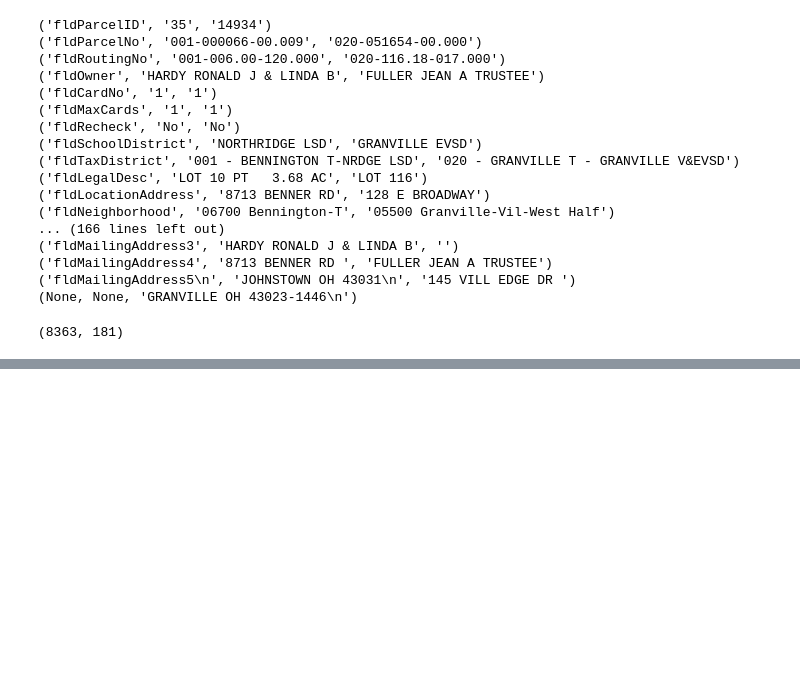
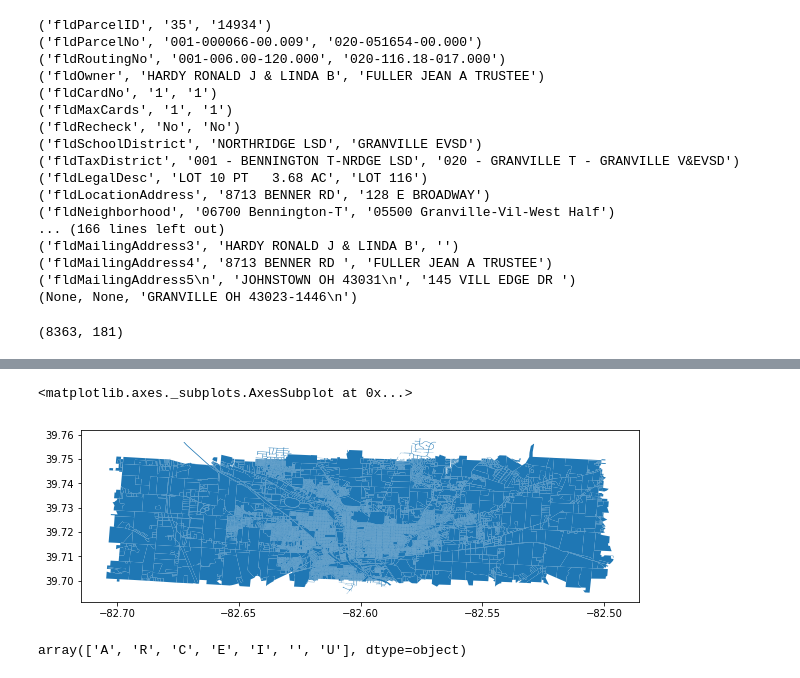
Before and after one commit to zarthur/CSCC-Analytics, a Jupyter notebook: 02-Clean-Merge.ipynb, the cells around one changed output, grey strips where cells are left out. Cells and saved outputs as stored; diff of their text form; code cells hidden in the pictures; blank space fills up the shorter version.

```diff
--- a/02-Clean-Merge.ipynb
+++ b/02-Clean-Merge.ipynb
@@ -234,0 +583,3 @@ licking.fldAtticArea.iloc[8358],licking2.fldAtticArea.iloc[8358]
+# %%
+#https://www.co.fairfield.oh.us/gis/
+fairfield = geopandas.read_file("zip://data/02-fairfield-gis.zip")
@@ -234,0 +630,17 @@ licking.fldAtticArea.iloc[8358],licking2.fldAtticArea.iloc[8358]
+# %%
+# lancaster
+%matplotlib inline
+import matplotlib
+matplotlib.rcParams["figure.figsize"] = (10, 10)
+fairfield = fairfield.to_crs({'init': 'epsg:4326'})
+fairfield[(fairfield.geometry.centroid.x >= -82.7) &
+          (fairfield.geometry.centroid.x <= -82.5) &
+          (fairfield.geometry.centroid.y >= 39.7) &
+          (fairfield.geometry.centroid.y <= 39.75)].plot()
+# %% [output]
+<matplotlib.axes._subplots.AxesSubplot at 0x...>
+[figure, added]
+# %%
+fairfield.CLASS.unique()
+# %% [output]
+array(['A', 'R', 'C', 'E', 'I', '', 'U'], dtype=object)
```
Also changed, not shown: parts of 98 cells of this notebook, 4 other files.
